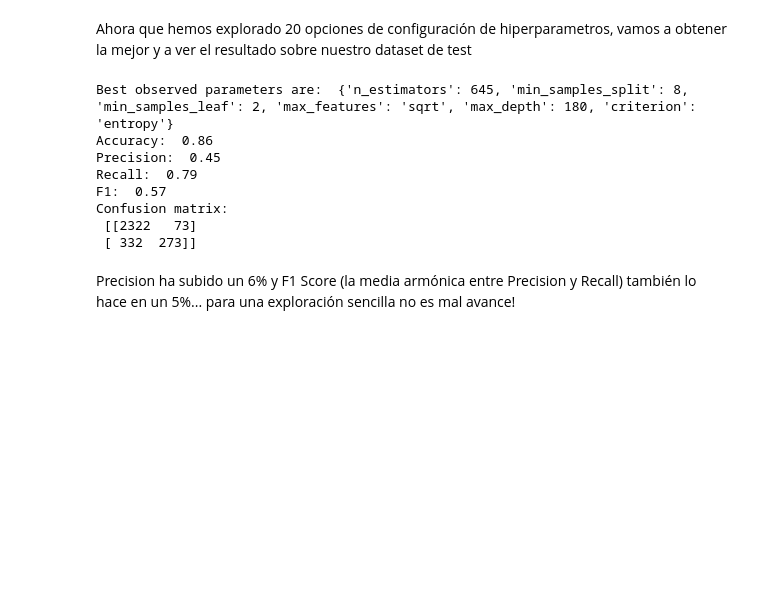
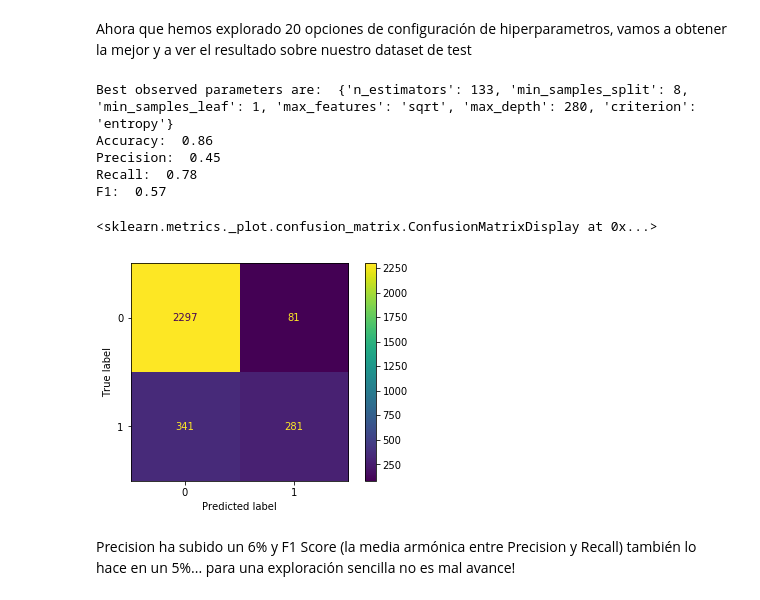
Before and after one commit to PauSempere-SQ/churnnorris, a Jupyter notebook: Notebooks/churn_notebook_1.ipynb, the cells around one changed output. Cells and saved outputs as stored; diff of their text form; code cells hidden in the pictures; blank space fills up the shorter version.

```diff
--- a/Notebooks/churn_notebook_1.ipynb
+++ b/Notebooks/churn_notebook_1.ipynb
@@ -246,31 +228,30 @@ Ahora que hemos explorado 20 opciones de configuración de hiperparametros, vamo
 # %%
 #get our best estimator
 best_rf = random_search.best_estimator_
 
 #show best parameters
 best_params_rf = random_search.best_params_
 print('Best observed parameters are: ', best_params_rf)
 
 #predict using our test set and print different error measures
 from sklearn import metrics
 
 preds_proba_rf = best_rf.predict_proba(X=X_test)
 preds_rf = best_rf.predict(X=X_test)
 
 print("Accuracy: ", round(metrics.accuracy_score(y_true = preds_rf, y_pred = y_test.ravel()), 2))
 print("Precision: ", round(metrics.precision_score(y_true = preds_rf, y_pred = y_test.ravel()), 2))
 print("Recall: ", round(metrics.recall_score(y_true = preds_rf, y_pred = y_test.ravel()), 2))
 print("F1: ", round(metrics.f1_score(y_true = preds_rf, y_pred = y_test.ravel()), 2))
-print("Confusion matrix: \n", confusion_matrix(y_test, preds_rf))
+plot_confusion_matrix(estimator=best_rf, X = X_test, y_true = y_test, values_format='.0f')
 # %% [output]
-Best observed parameters are:  {'n_estimators': 645, 'min_samples_split': 8, 'min_samples_leaf': 2, 'max_features': 'sqrt', 'max_depth': 180, 'criterion': 'entropy'}
+Best observed parameters are:  {'n_estimators': 133, 'min_samples_split': 8, 'min_samples_leaf': 1, 'max_features': 'sqrt', 'max_depth': 280, 'criterion': 'entropy'}
 Accuracy:  0.86
 Precision:  0.45
-Recall:  0.79
+Recall:  0.78
 F1:  0.57
-Confusion matrix:
- [[2322   73]
- [ 332  273]]
+<sklearn.metrics._plot.confusion_matrix.ConfusionMatrixDisplay at 0x...>
+[figure, added]
 # %% [markdown]
 Precision ha subido un 6% y F1 Score (la media armónica entre Precision y Recall) también lo hace en un 5%... para una exploración sencilla no es mal avance!
 # %% [markdown]
```
Also changed, not shown: parts of 5 cells of this notebook, 2 other files.
